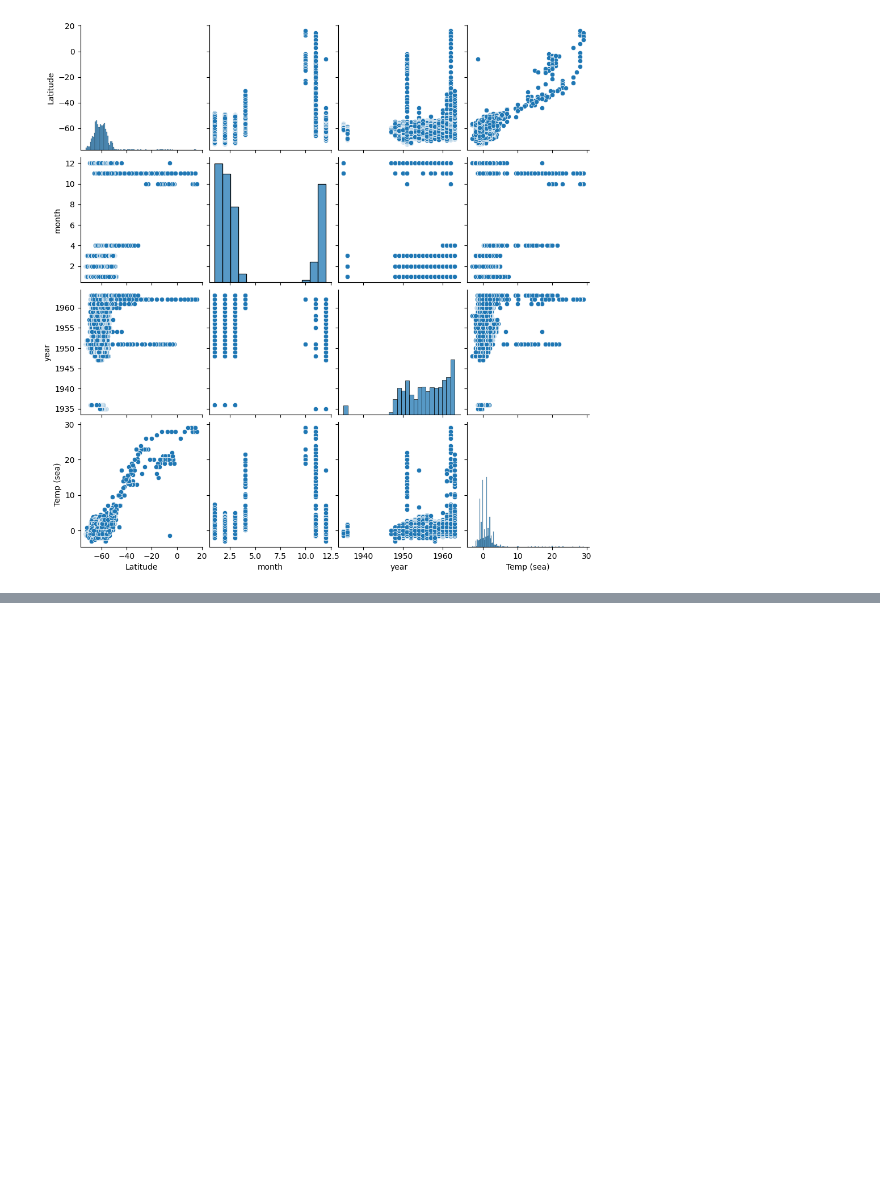
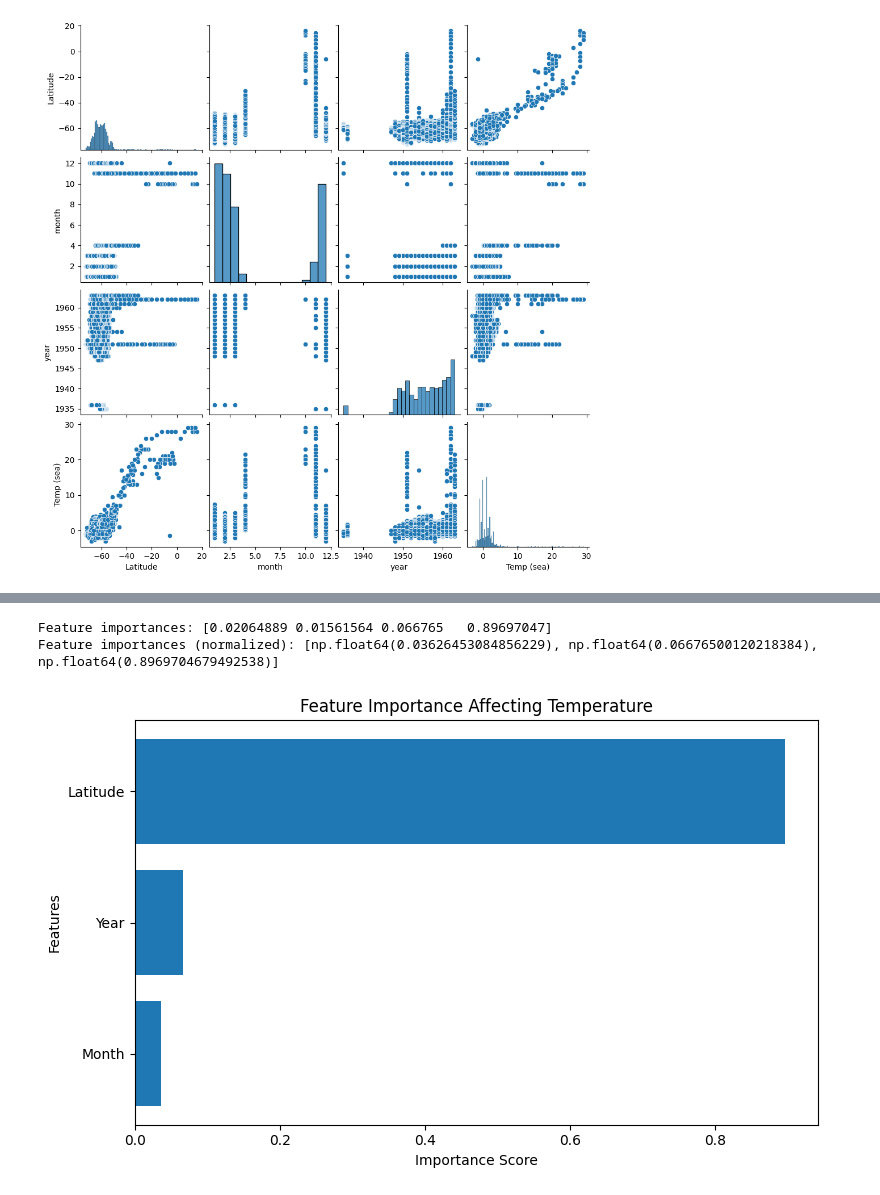
Before and after one commit to wandang2002/CDS-301, a Jupyter notebook: SST.ipynb, the cells around one changed output, grey strips where cells are left out. Saved outputs shown, nothing was run; the diff lists cells and outputs as text; code cells hidden in the pictures; blank space fills up the shorter version.

```diff
--- a/SST.ipynb
+++ b/SST.ipynb
@@ -298,0 +310,23 @@ sns.pairplot(dlta[['Latitude', 'month', 'year','Temp (sea)']])
+# %%
+feature = rf_model.feature_importances_
+print("Feature importances:", feature)
+
+feature = [1-(feature[2]+feature[3]), feature[2], feature[3]]
+print("Feature importances (normalized):", feature)
+# %% [output]
+Feature importances: [0.02064889 0.01561564 0.066765   0.89697047]
+Feature importances (normalized): [np.float64(0.03626453084856229), np.float64(0.06676500120218384), np.float64(0.8969704679492538)]
+# %%
+# Corresponding feature names (you removed month_cos from the original list)
+feature_names = ['Month', 'Year', 'Latitude']
+
+# Plot
+plt.figure(figsize=(8, 5))
+plt.barh(feature_names, feature)
+plt.xlabel("Importance Score")
+plt.ylabel("Features")
+plt.title("Feature Importance Affecting Temperature")
+plt.tight_layout()
+plt.show()
+# %% [output]
+[figure, added]
```
Also changed, not shown: parts of 3 cells of this notebook.
